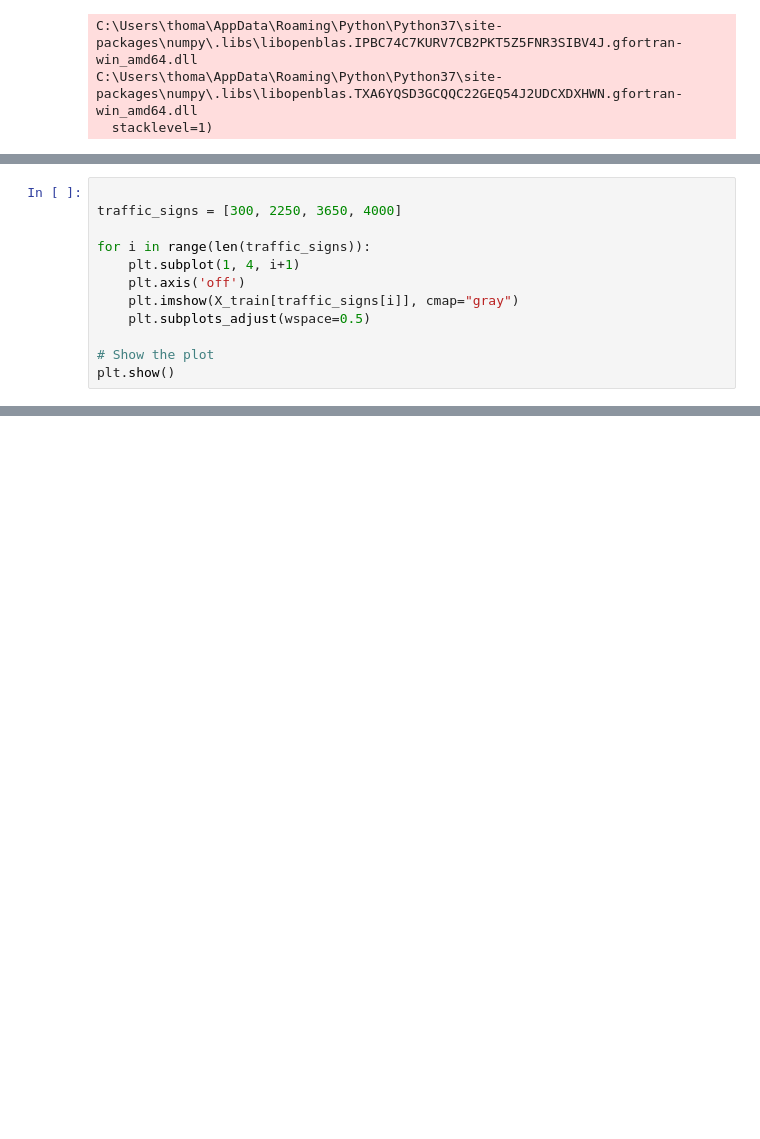
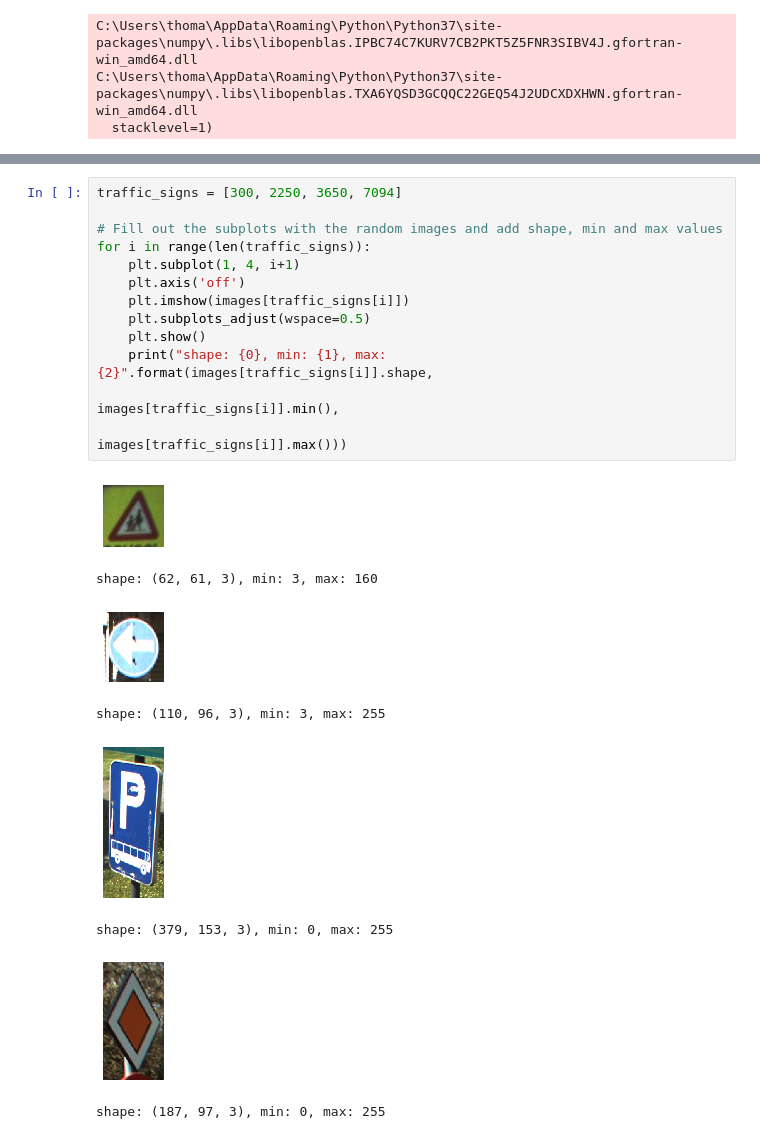
Before and after one commit to thomashon/ml-ue3, a Jupyter notebook: 3c-Verkehrszeichenerkennung/3c-draft.ipynb, the cells around one changed output, grey strips where cells are left out. Drawn from its saved outputs; the diff is of its cells as text; blank space fills up the shorter version.

```diff
--- a/3c-Verkehrszeichenerkennung/3c-draft.ipynb
+++ b/3c-Verkehrszeichenerkennung/3c-draft.ipynb
@@ -160,12 +11,0 @@ X_train = rgb2gray(X_train)
-# %%
-
-traffic_signs = [300, 2250, 3650, 4000]
-
-for i in range(len(traffic_signs)):
-    plt.subplot(1, 4, i+1)
-    plt.axis('off')
-    plt.imshow(X_train[traffic_signs[i]], cmap="gray")
-    plt.subplots_adjust(wspace=0.5)
-
-# Show the plot
-plt.show()
@@ -177,0 +83,22 @@ X_train.shape
+# %%
+traffic_signs = [300, 2250, 3650, 7094]
+
+# Fill out the subplots with the random images and add shape, min and max values
+for i in range(len(traffic_signs)):
+    plt.subplot(1, 4, i+1)
+    plt.axis('off')
+    plt.imshow(images[traffic_signs[i]])
+    plt.subplots_adjust(wspace=0.5)
+    plt.show()
+    print("shape: {0}, min: {1}, max: {2}".format(images[traffic_signs[i]].shape,
+                                                  images[traffic_signs[i]].min(),
+                                                  images[traffic_signs[i]].max()))
+# %% [output]
+[figure, added]
+shape: (62, 61, 3), min: 3, max: 160
+[figure, added]
+shape: (110, 96, 3), min: 3, max: 255
+[figure, added]
+shape: (379, 153, 3), min: 0, max: 255
+[figure, added]
+shape: (187, 97, 3), min: 0, max: 255
```
Also changed, not shown: parts of 90 cells of this notebook, 5 other files.
